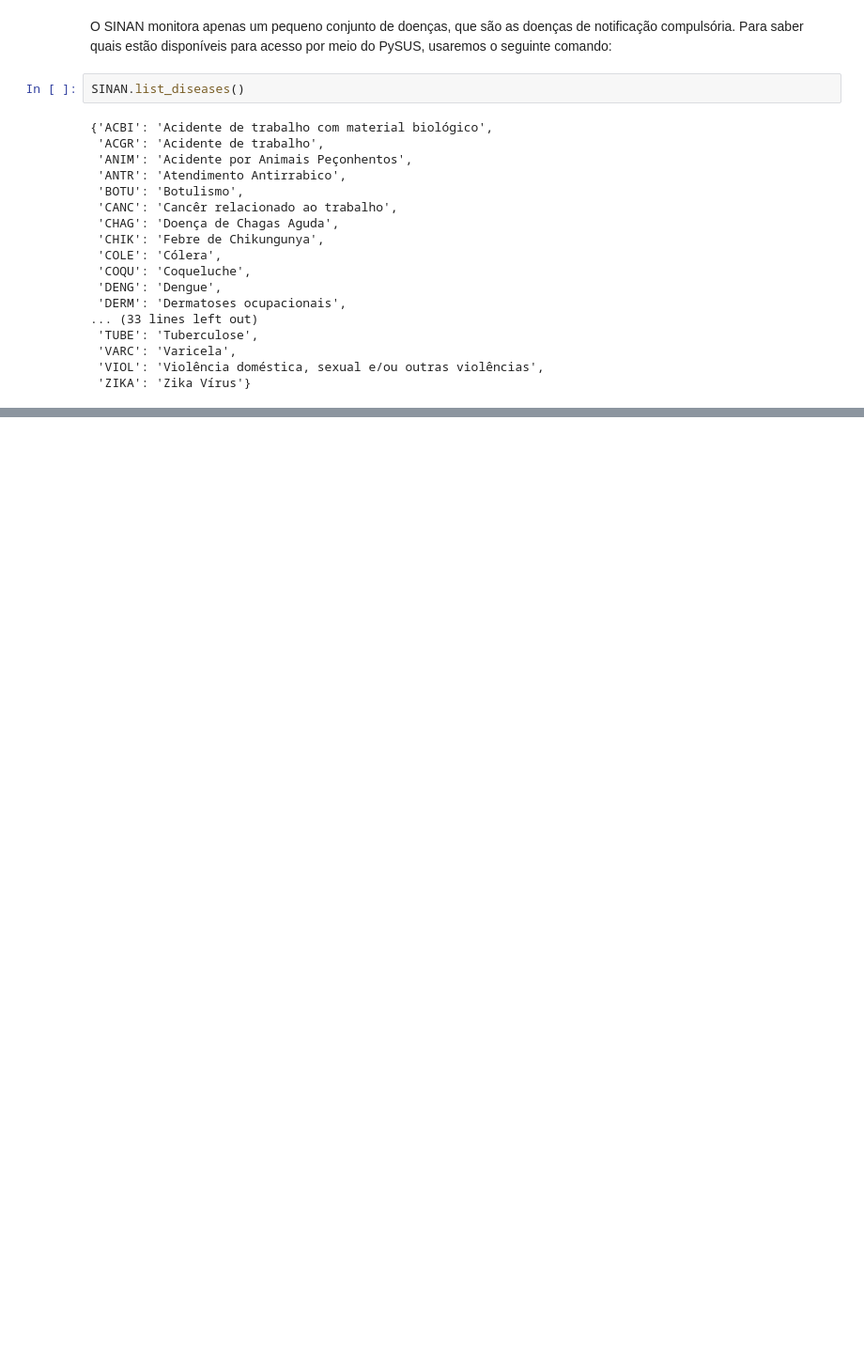
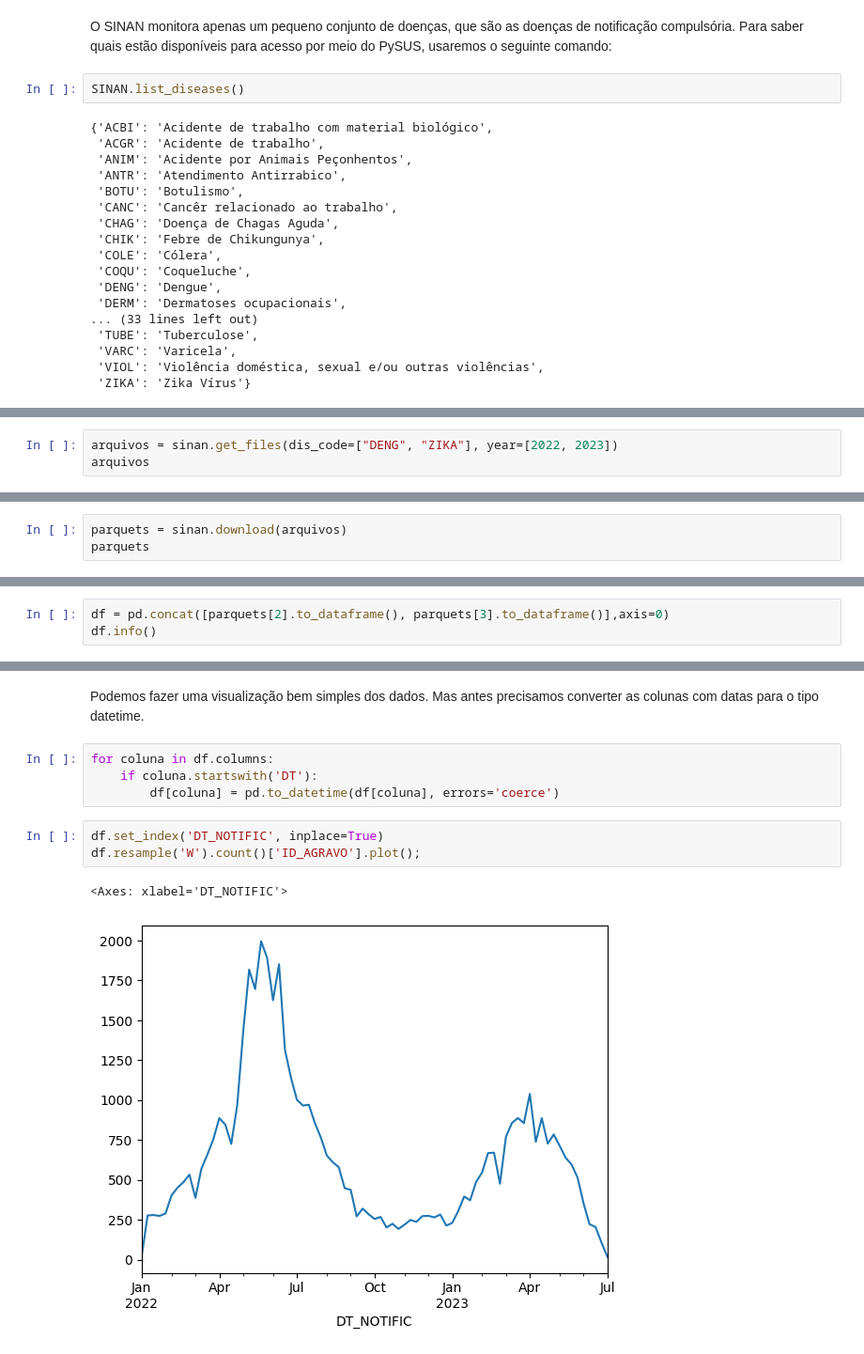
Before and after one commit to AlertaDengue/curso-pysus, a Jupyter notebook: DATASUS/SINAN.ipynb, the cells around one changed output, grey strips where cells are left out. Shown: that part at 94% size. Drawn from its saved outputs; the diff is of its cells as text; blank space fills up the shorter version.

Commit message:
Completei o notebook do SINAN

```diff
--- a/DATASUS/SINAN.ipynb
+++ b/DATASUS/SINAN.ipynb
@@ -30,0 +47,3 @@ SINAN.list_diseases()
+# %%
+arquivos = sinan.get_files(dis_code=["DENG", "ZIKA"], year=[2022, 2023])
+arquivos
@@ -30,0 +60,3 @@ SINAN.list_diseases()
+# %%
+parquets = sinan.download(arquivos)
+parquets
@@ -30,0 +93,3 @@ SINAN.list_diseases()
+# %%
+df = pd.concat([parquets[2].to_dataframe(), parquets[3].to_dataframe()],axis=0)
+df.info()
@@ -30,0 +114,12 @@ SINAN.list_diseases()
+# %% [markdown]
+Podemos fazer uma visualização bem simples dos dados. Mas antes precisamos converter as colunas com datas para o tipo datetime.
+# %%
+for coluna in df.columns:
+    if coluna.startswith('DT'):
+        df[coluna] = pd.to_datetime(df[coluna], errors='coerce')
+# %%
+df.set_index('DT_NOTIFIC', inplace=True)
+df.resample('W').count()['ID_AGRAVO'].plot();
+# %% [output]
+<Axes: xlabel='DT_NOTIFIC'>
+[figure, added]
```
Also changed, not shown: parts of 13 cells of this notebook.
